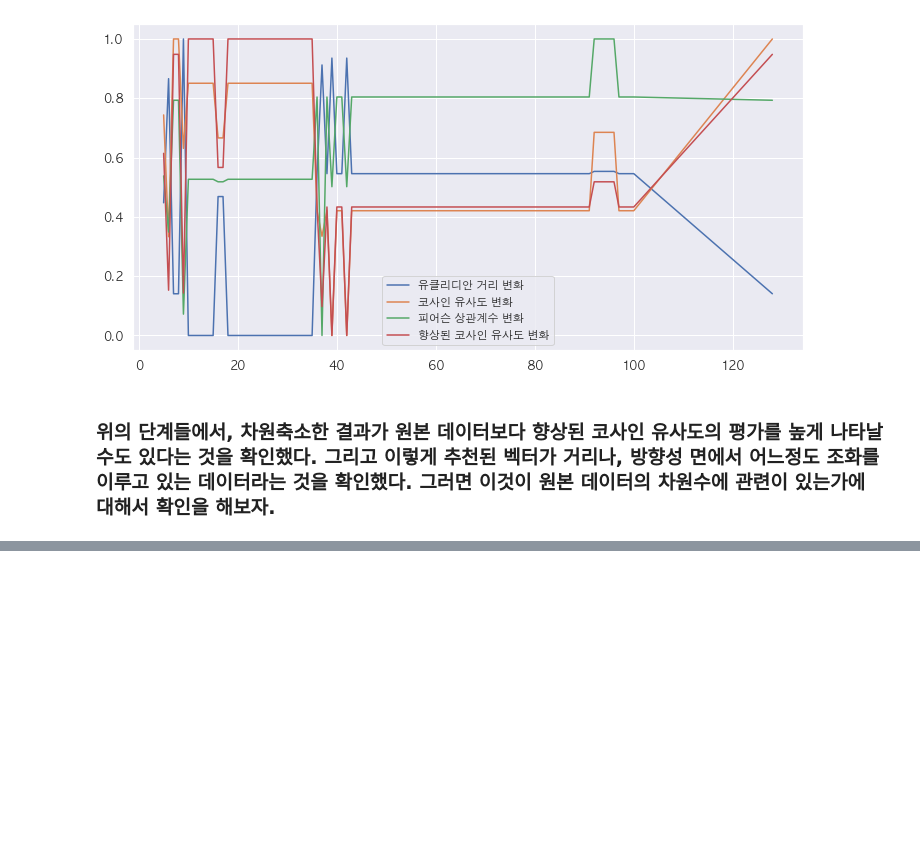
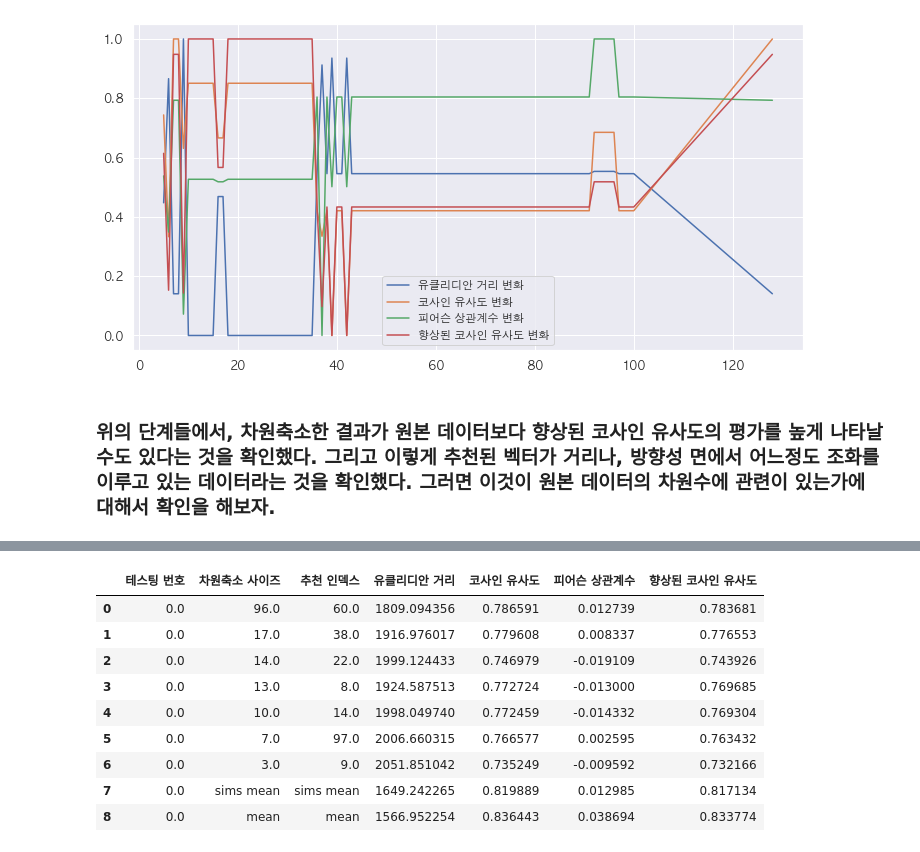
Before and after one commit to formegusto/contract-recommendation-system, a Jupyter notebook: pre-research/study-sim/Matrix Factorization Fit-Test.ipynb, the cells around one changed output, grey strips where cells are left out. Saved outputs shown, nothing was run; the diff lists cells and outputs as text; code cells hidden in the pictures; blank space fills up the shorter version.

```diff
--- a/pre-research/study-sim/Matrix Factorization Fit-Test.ipynb
+++ b/pre-research/study-sim/Matrix Factorization Fit-Test.ipynb
@@ -423,3 +493,16 @@ test_96
+# %%
+test_96[test_96['테스팅 번호'] == 0]
+# %% [output]
+|  | 테스팅 번호 | 차원축소 사이즈 | 추천 인덱스 | 유클리디안 거리 | 코사인 유사도 | 피어슨 상관계수 | 향상된 코사인 유사도 |
+| 0 | 0.0 | 96.0 | 60.0 | 1809.094356 | 0.786591 | 0.012739 | 0.783681 |
+| 1 | 0.0 | 17.0 | 38.0 | 1916.976017 | 0.779608 | 0.008337 | 0.776553 |
+| 2 | 0.0 | 14.0 | 22.0 | 1999.124433 | 0.746979 | -0.019109 | 0.743926 |
+| 3 | 0.0 | 13.0 | 8.0 | 1924.587513 | 0.772724 | -0.013000 | 0.769685 |
+| 4 | 0.0 | 10.0 | 14.0 | 1998.049740 | 0.772459 | -0.014332 | 0.769304 |
+| 5 | 0.0 | 7.0 | 97.0 | 2006.660315 | 0.766577 | 0.002595 | 0.763432 |
+| 6 | 0.0 | 3.0 | 9.0 | 2051.851042 | 0.735249 | -0.009592 | 0.732166 |
+| 7 | 0.0 | sims mean | sims mean | 1649.242265 | 0.819889 | 0.012985 | 0.817134 |
+| 8 | 0.0 | mean | mean | 1566.952254 | 0.836443 | 0.038694 | 0.833774 |
 # %%
 test_64 = ex3_test(64, 64)
 test_64
```
Also changed, not shown: parts of 10 cells of this notebook.
